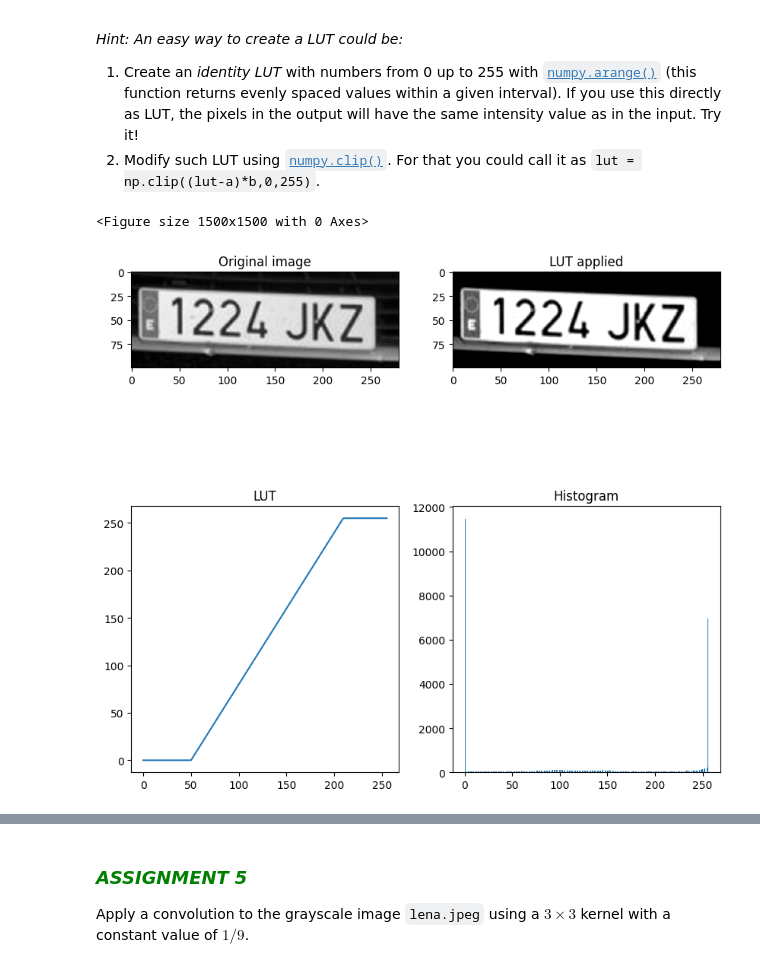
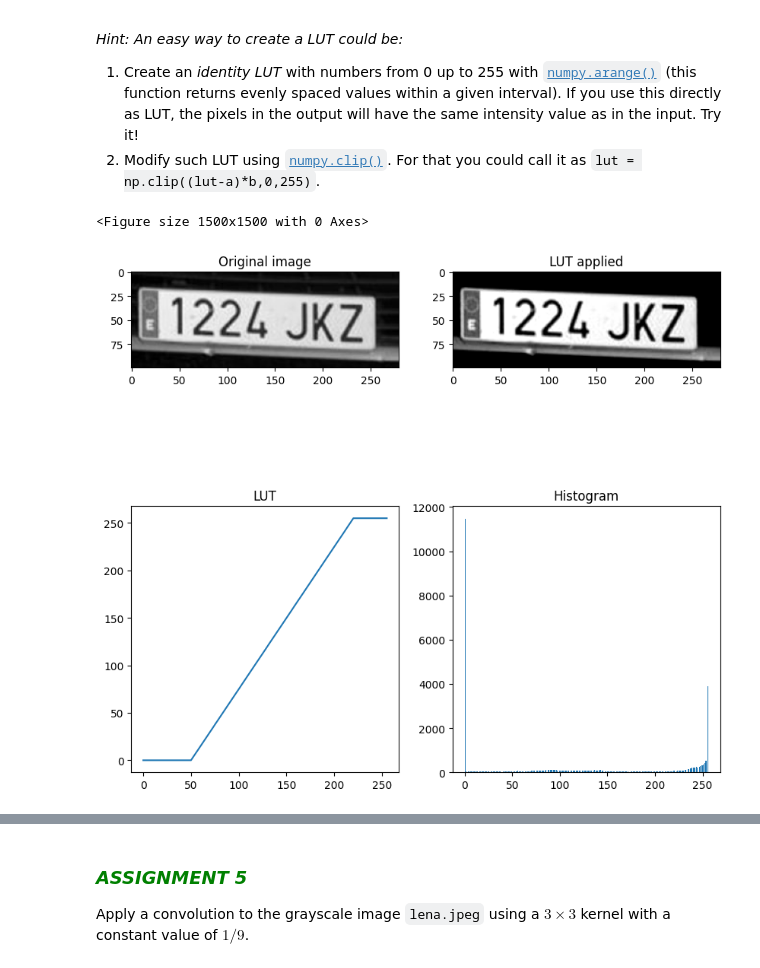
Before and after one commit to projectGeorge/uma_cv_2025, a Jupyter notebook: Chapter 02. Image processing/2.1 IP tools.ipynb, the cells around one changed output, grey strips where cells are left out. Cells and saved outputs as stored; diff of their text form; code cells hidden in the pictures.

```diff
--- a/Chapter 02. Image processing/2.1 IP tools.ipynb
+++ b/Chapter 02. Image processing/2.1 IP tools.ipynb
@@ -275,16 +275,16 @@ You can repeat the previous steps playing with different look-up tables and show
 # %%
 # ASSIGNMENT 4b
 # Create the LUT array (have a look to numpy.arange and numpy.clip functions)
 lut = np.arange(0,256)
 a = 50
-b = 1.6
+b = 1.5
 lut = np.clip((lut-a)*b, 0, 255)
 
 # Execute our function on the cropped car plate image
 lut_chart(image_cropped,lut)
 # %% [output]
 <Figure size 1500x1500 with 0 Axes>
-[figure, old version]
+[figure, new version]
 # %% [markdown]
 <font color='blue'>**Expected output:**  </font>
 
```
Also changed, not shown: parts of 2 cells of this notebook.
